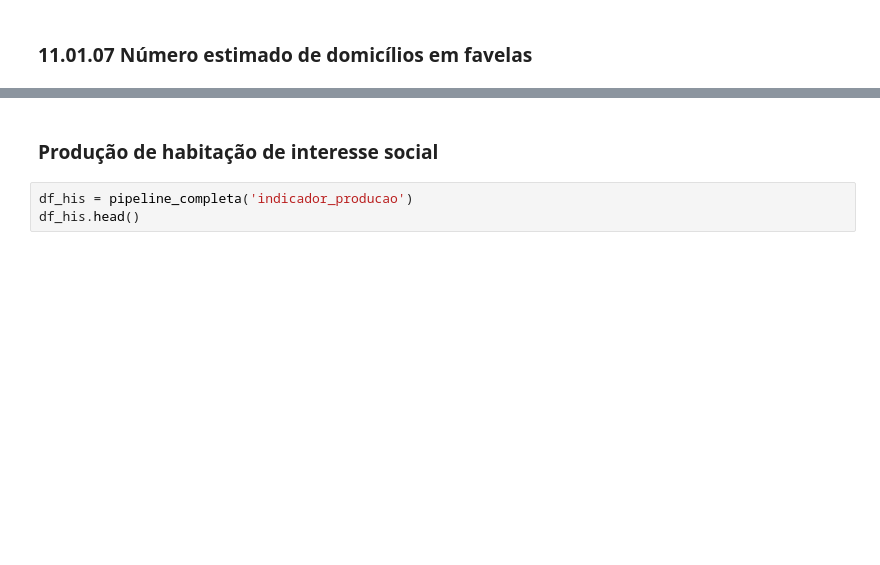
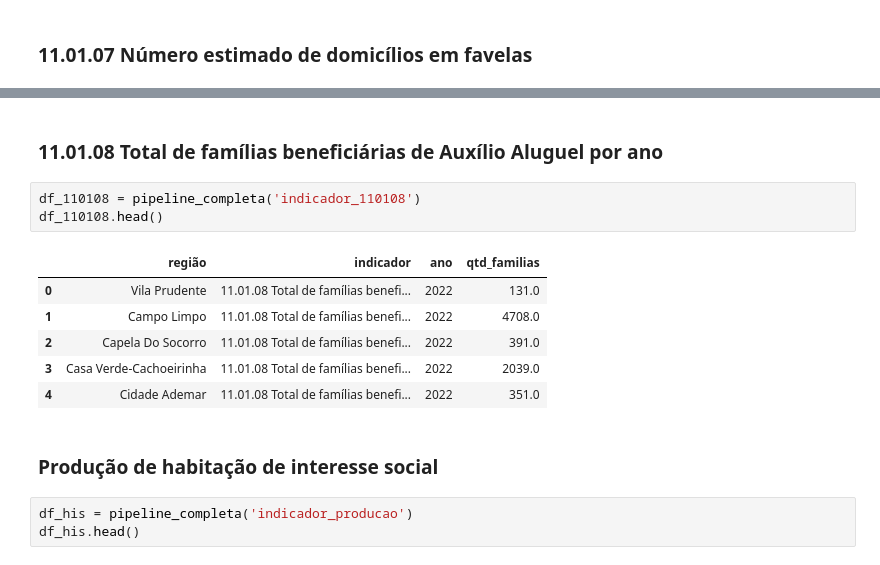
Before and after one commit to ObservatorioPoliticasTCM/datasp-dados, a Jupyter notebook: notebooks_outputs/urbanismo/05 ObservaSampa - extração.ipynb, the cells around one changed output, grey strips where cells are left out. Cells and saved outputs as stored; diff of their text form; blank space fills up the shorter version.

```diff
--- a/notebooks_outputs/urbanismo/05 ObservaSampa - extração.ipynb
+++ b/notebooks_outputs/urbanismo/05 ObservaSampa - extração.ipynb
@@ -150,3 +162,15 @@ df_110107.head()
+# %% [markdown]
+### 11.01.08 Total de famílias beneficiárias de Auxílio Aluguel por ano
+# %%
+df_110108 = pipeline_completa('indicador_110108')
+df_110108.head()
+# %% [output]
+|  | região | indicador | ano | qtd_familias |
+| 0 | Vila Prudente | 11.01.08 Total de famílias benefi... | 2022 | 131.0 |
+| 1 | Campo Limpo | 11.01.08 Total de famílias benefi... | 2022 | 4708.0 |
+| 2 | Capela Do Socorro | 11.01.08 Total de famílias benefi... | 2022 | 391.0 |
+| 3 | Casa Verde-Cachoeirinha | 11.01.08 Total de famílias benefi... | 2022 | 2039.0 |
+| 4 | Cidade Ademar | 11.01.08 Total de famílias benefi... | 2022 | 351.0 |
 # %% [markdown]
 ### Produção de habitação de interesse social
 # %%
```
Also changed, not shown: parts of 7 cells of this notebook.
